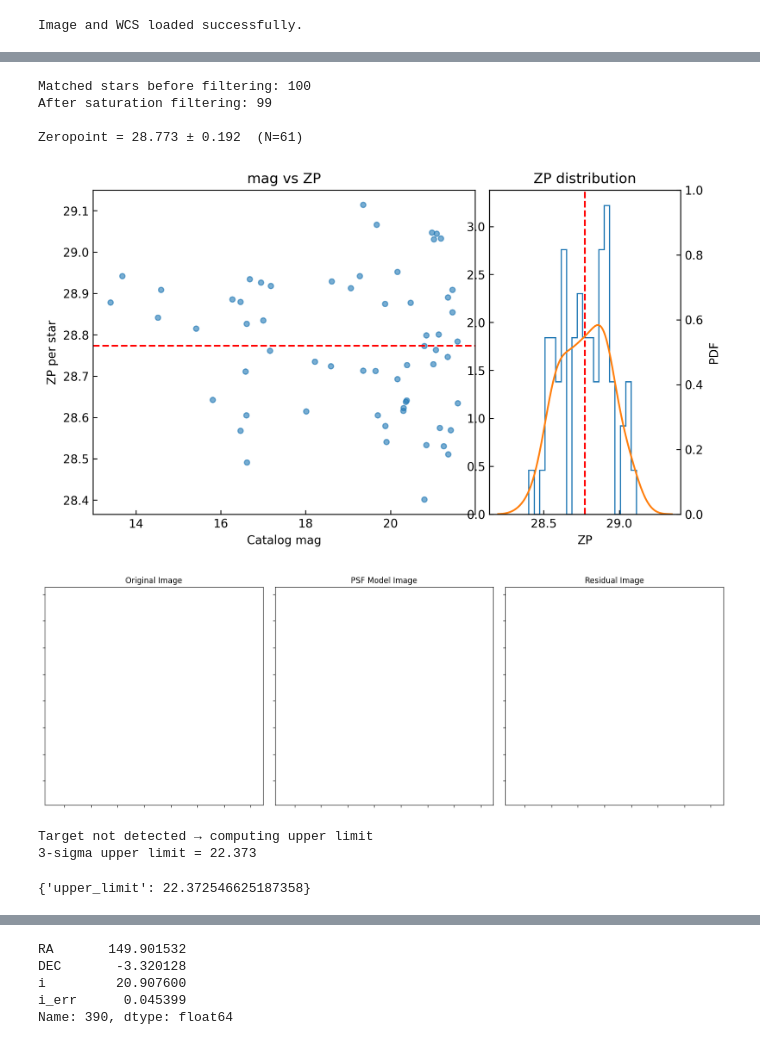
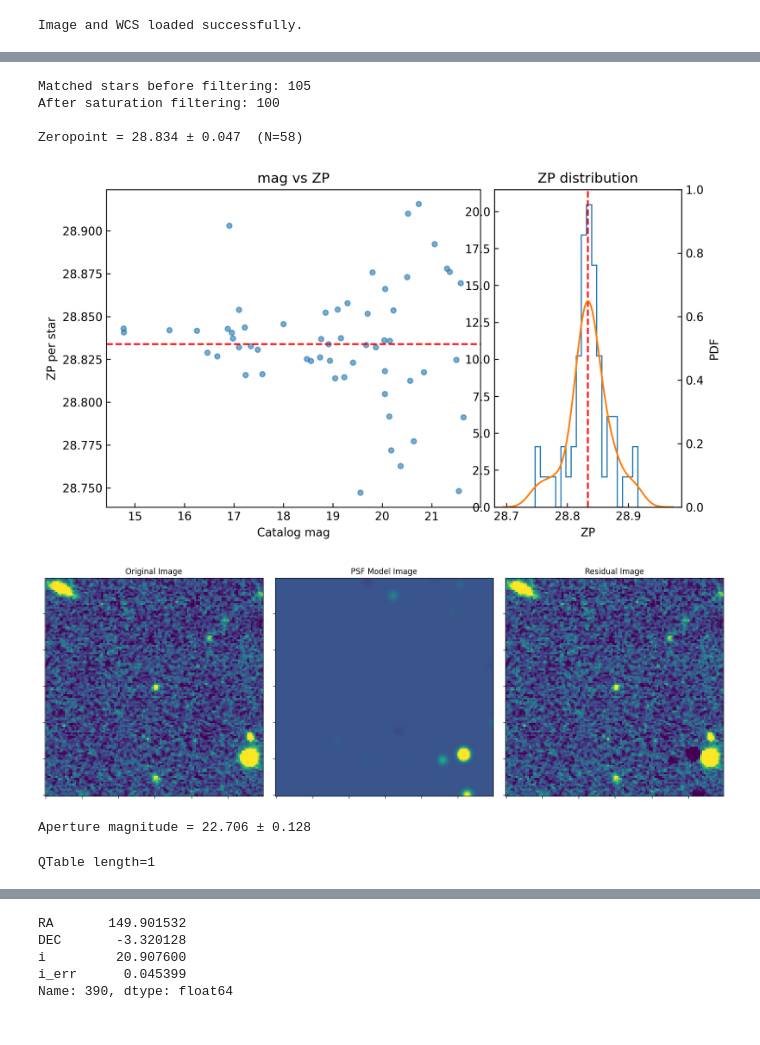
Before and after one commit to LAujust/Follow_up, a Jupyter notebook: code/Unified_Photometry.ipynb, the cells around one changed output, grey strips where cells are left out. Saved outputs shown, nothing was run; the diff lists cells and outputs as text; code cells hidden in the pictures.

```diff
--- a/code/Unified_Photometry.ipynb
+++ b/code/Unified_Photometry.ipynb
@@ -18,7 +18,7 @@ from photutils.psf import IterativePSFPhotometry
 ra, dec = 62.5025,	-1.4792
 # ra, dec = 149.9134113, -3.3085028
 # ra, dec = 149.9015318, -3.3201282
-band = 'i'
+band = 'r'
 # %%
 fits_dir = '/home/liangrd/optical_data/EP251222a/TNOT/stack_EP251222a_rp_wcs.fits'
 fpath = '/home/liangrd/optical_data/EP251222a/TNOT/'
@@ -48,12 +48,11 @@ QTable length=1
 # %%
-phot.aperture_photometry(ra=ra,dec=dec,r_ap=1,r_in=10,r_out=15,cat_dir=cat_dir,sigma=3,fwhm=5.5,mag_col=band,fit_shape=(9,9))
+phot.aperture_photometry(ra=ra,dec=dec,r_ap=1,r_in=10,r_out=15,cat_dir=cat_dir,sigma=3,fwhm=4.0,mag_col=band,fit_shape=(7,7),forced=True,)
 # %% [output]
-Matched stars before filtering: 100
-After saturation filtering: 99
+Matched stars before filtering: 105
+After saturation filtering: 100
 
-Zeropoint = 28.773 ± 0.192  (N=61)
+Zeropoint = 28.834 ± 0.047  (N=58)
-[figure, old version]
+[figure, new version]
-[figure, old version]
+[figure, new version]
-Target not detected → computing upper limit
-3-sigma upper limit = 22.373
+Aperture magnitude = 22.706 ± 0.128
-{'upper_limit': 22.372546625187358}
+QTable length=1
```
Also changed, not shown: parts of 2 cells of this notebook, 13 other files.
